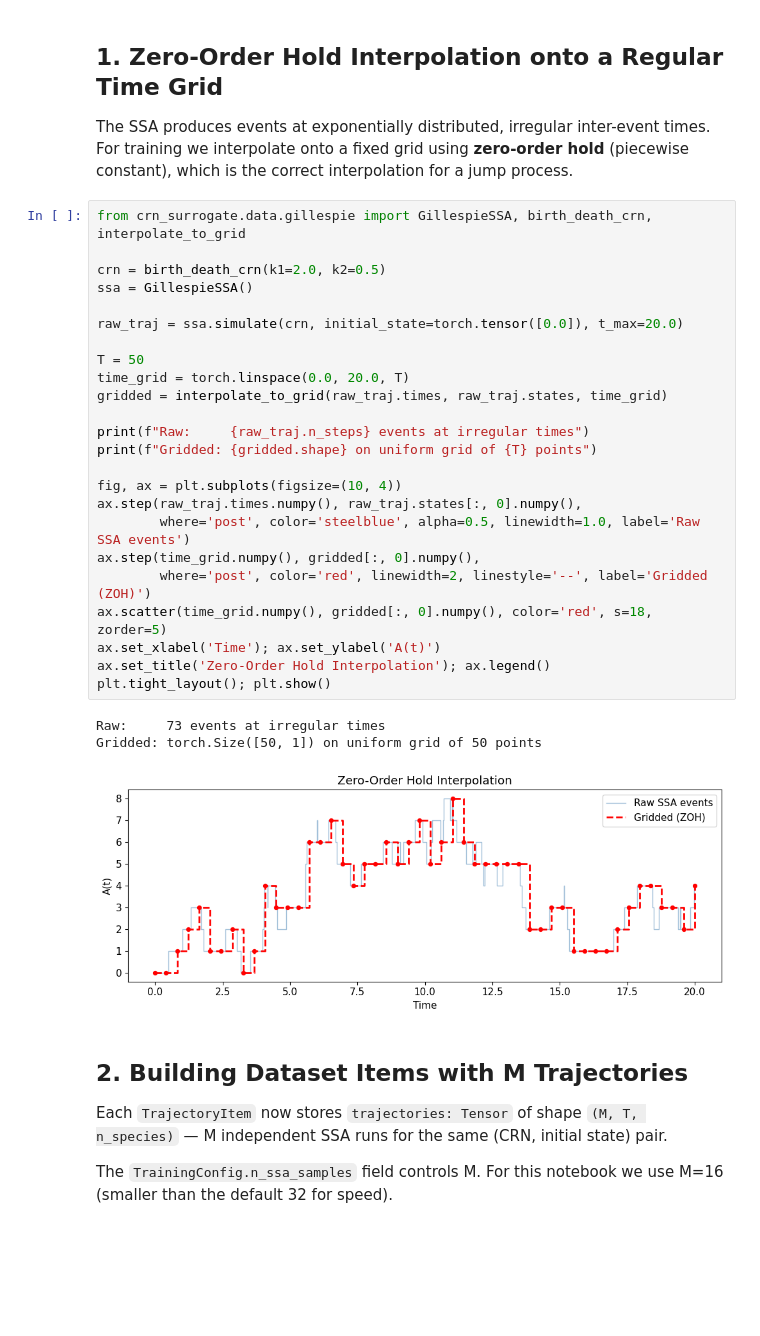
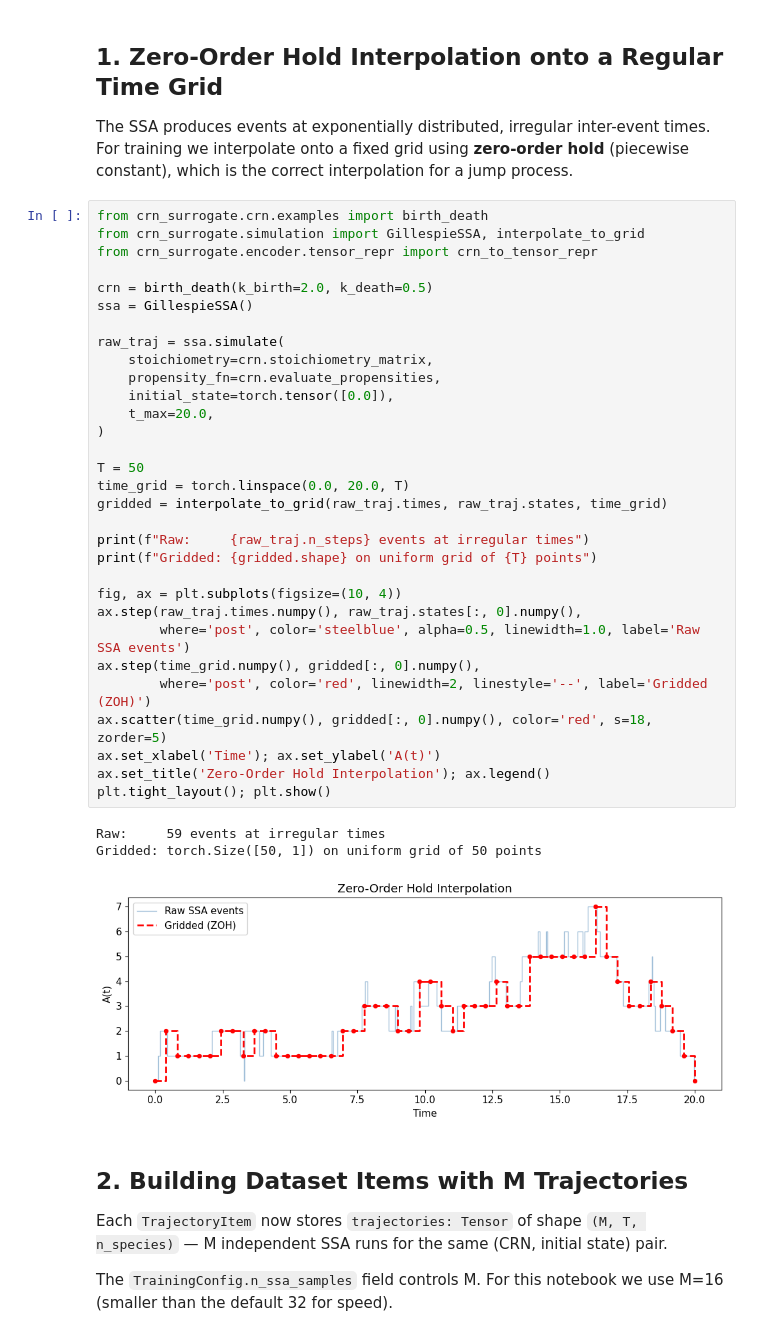
Before and after one commit to Mijan/CRN_Surrogate, a Jupyter notebook: notebooks/02_training_data.ipynb, the cells around one changed output. Cells and saved outputs as stored; diff of their text form; blank space fills up the shorter version.

```diff
--- a/notebooks/02_training_data.ipynb
+++ b/notebooks/02_training_data.ipynb
@@ -29,33 +29,40 @@ The SSA produces events at exponentially distributed, irregular inter-event time
 For training we interpolate onto a fixed grid using **zero-order hold** (piecewise constant),
 which is the correct interpolation for a jump process.
 # %%
-from crn_surrogate.data.gillespie import GillespieSSA, birth_death_crn, interpolate_to_grid
+from crn_surrogate.crn.examples import birth_death
+from crn_surrogate.simulation import GillespieSSA, interpolate_to_grid
+from crn_surrogate.encoder.tensor_repr import crn_to_tensor_repr
 
-crn = birth_death_crn(k1=2.0, k2=0.5)
+crn = birth_death(k_birth=2.0, k_death=0.5)
 ssa = GillespieSSA()
 
-raw_traj = ssa.simulate(crn, initial_state=torch.tensor([0.0]), t_max=20.0)
+raw_traj = ssa.simulate(
+    stoichiometry=crn.stoichiometry_matrix,
+    propensity_fn=crn.evaluate_propensities,
+    initial_state=torch.tensor([0.0]),
+    t_max=20.0,
+)
 
 T = 50
 time_grid = torch.linspace(0.0, 20.0, T)
 gridded = interpolate_to_grid(raw_traj.times, raw_traj.states, time_grid)
 
 print(f"Raw:     {raw_traj.n_steps} events at irregular times")
 print(f"Gridded: {gridded.shape} on uniform grid of {T} points")
 
 fig, ax = plt.subplots(figsize=(10, 4))
 ax.step(raw_traj.times.numpy(), raw_traj.states[:, 0].numpy(),
         where='post', color='steelblue', alpha=0.5, linewidth=1.0, label='Raw SSA events')
 ax.step(time_grid.numpy(), gridded[:, 0].numpy(),
         where='post', color='red', linewidth=2, linestyle='--', label='Gridded (ZOH)')
 ax.scatter(time_grid.numpy(), gridded[:, 0].numpy(), color='red', s=18, zorder=5)
 ax.set_xlabel('Time'); ax.set_ylabel('A(t)')
 ax.set_title('Zero-Order Hold Interpolation'); ax.legend()
 plt.tight_layout(); plt.show()
 # %% [output]
-Raw:     73 events at irregular times
+Raw:     59 events at irregular times
 Gridded: torch.Size([50, 1]) on uniform grid of 50 points
-[figure, old version]
+[figure, new version]
 # %% [markdown]
 ## 2. Building Dataset Items with M Trajectories
 
```
Also changed, not shown: parts of 5 cells of this notebook, 2 other files.
